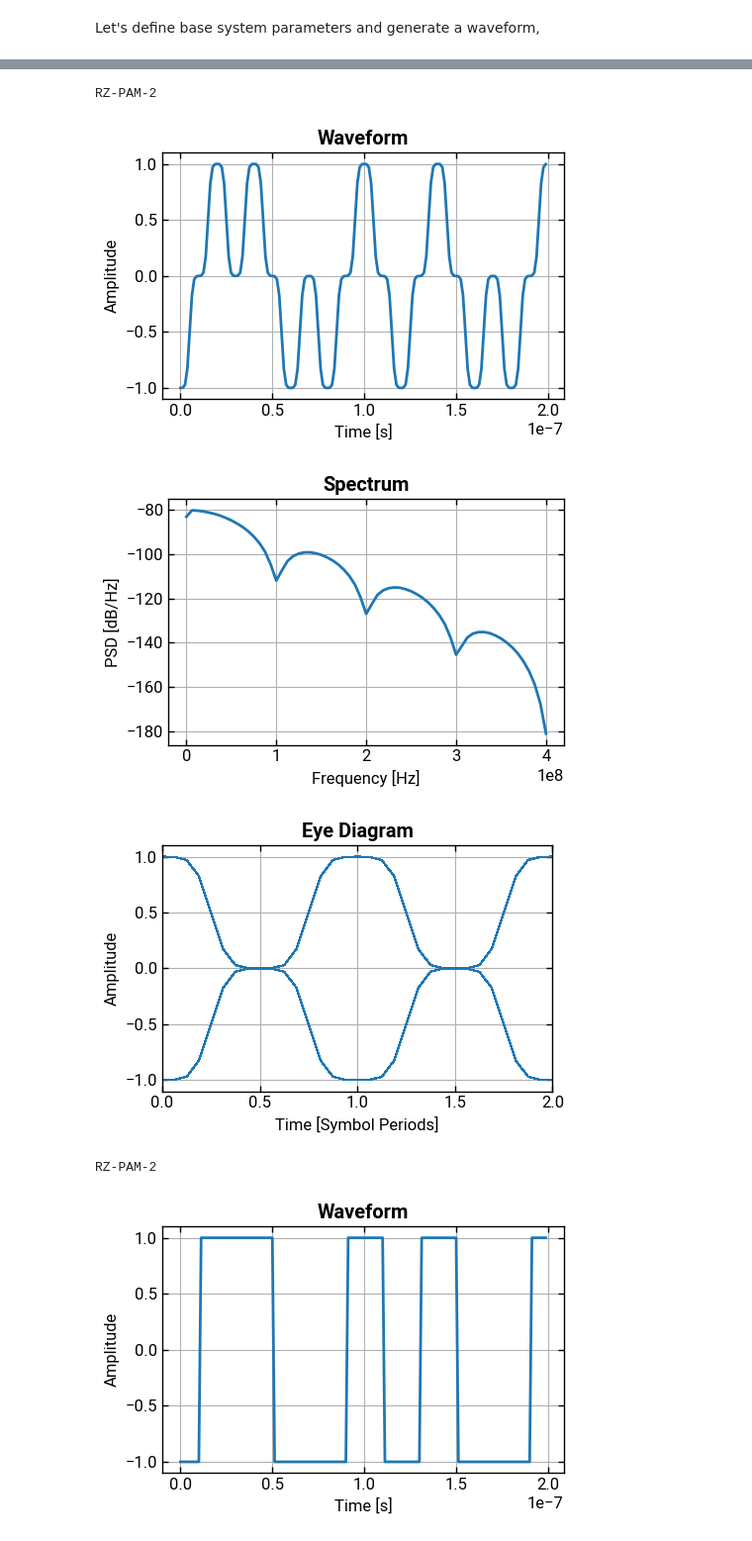
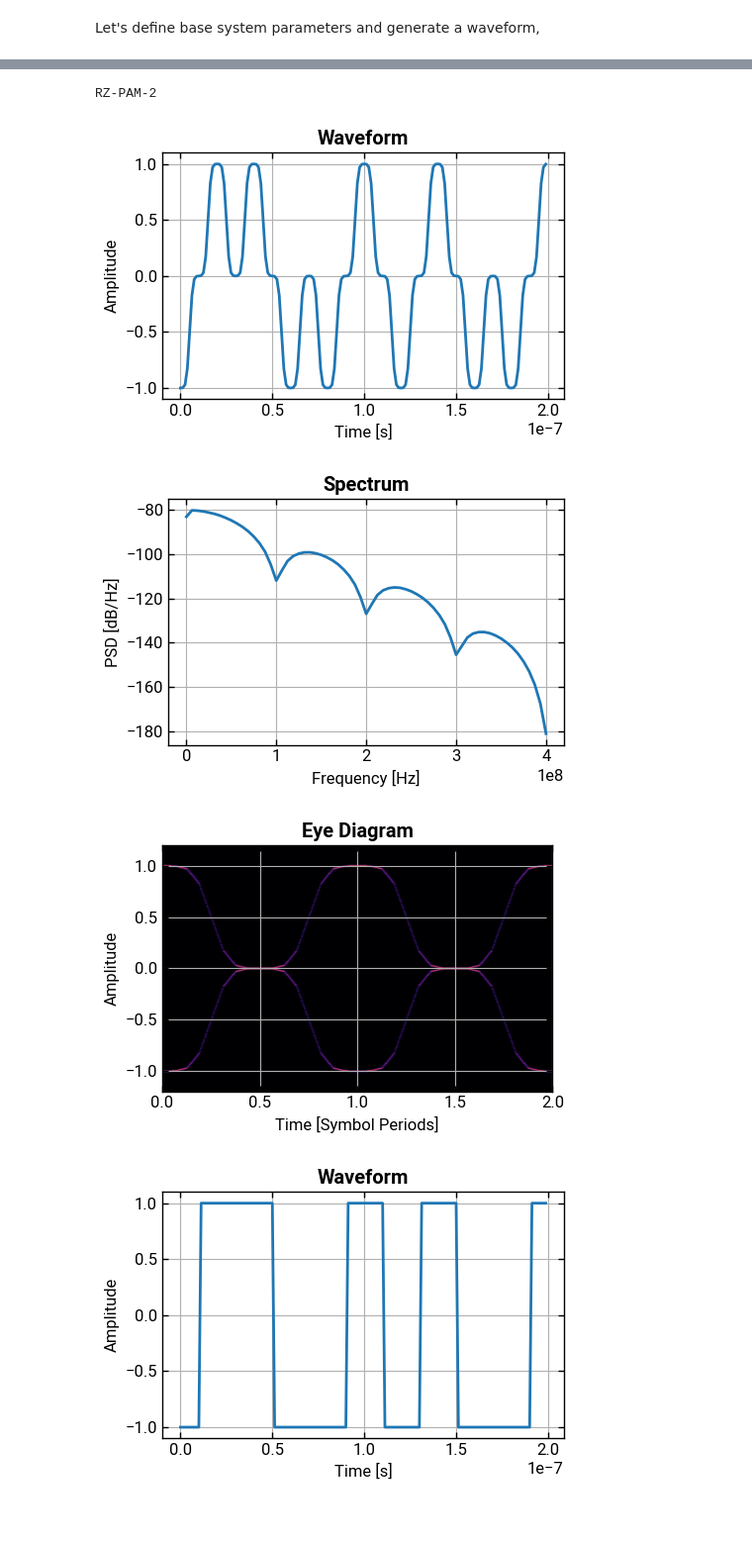
Before and after one commit to lokgar/commstools, a Jupyter notebook: examples/00-basics.ipynb, the cells around one changed output, grey strips where cells are left out. Shown at 99% size. Drawn from its saved outputs; the diff is of its cells as text; code cells hidden in the pictures.

```diff
--- a/examples/00-basics.ipynb
+++ b/examples/00-basics.ipynb
@@ -26,39 +26,37 @@ sps = int(sampling_rate / symbol_rate)
 rrc_rolloff = 0.1
 
 pam2rz = waveforms.rzpam_waveform(
     order=2,
     num_symbols=100_000,
     sps=sps,
     symbol_rate=symbol_rate,
     pulse_shape="rect",
     seed=42,
 )
-pam2rz.plot_signal(show=True, num_symbols=10)
+pam2rz.plot_symbols(show=True, num_symbols=10)
 pam2rz.plot_psd(show=True)
 pam2rz.plot_eye(show=True)
 print(pam2rz.modulation_format)
 
 pam2rz = waveforms.rzpam_waveform(
     order=2,
     num_symbols=100_000,
     sps=sps,
     symbol_rate=symbol_rate,
     pulse_shape="smoothrect",
     seed=42,
 )
-pam2rz.plot_signal(show=True, num_symbols=10)
+pam2rz.plot_symbols(show=True, num_symbols=10)
 pam2rz.plot_psd(show=True)
-pam2rz.plot_eye(show=True, type="line")
-print(pam2rz.modulation_format)
+pam2rz.plot_eye(show=True, type="hist")
 # %% [output]
 [figure]
 [figure]
 [figure]
 RZ-PAM-2
 [figure]
 [figure]
-[figure, old version]
+[figure, new version]
-RZ-PAM-2
 # %%
 pam2nrz = waveforms.pam_waveform(
     order=2,
```
Also changed, not shown: parts of 8 cells of this notebook, 10 other files.
